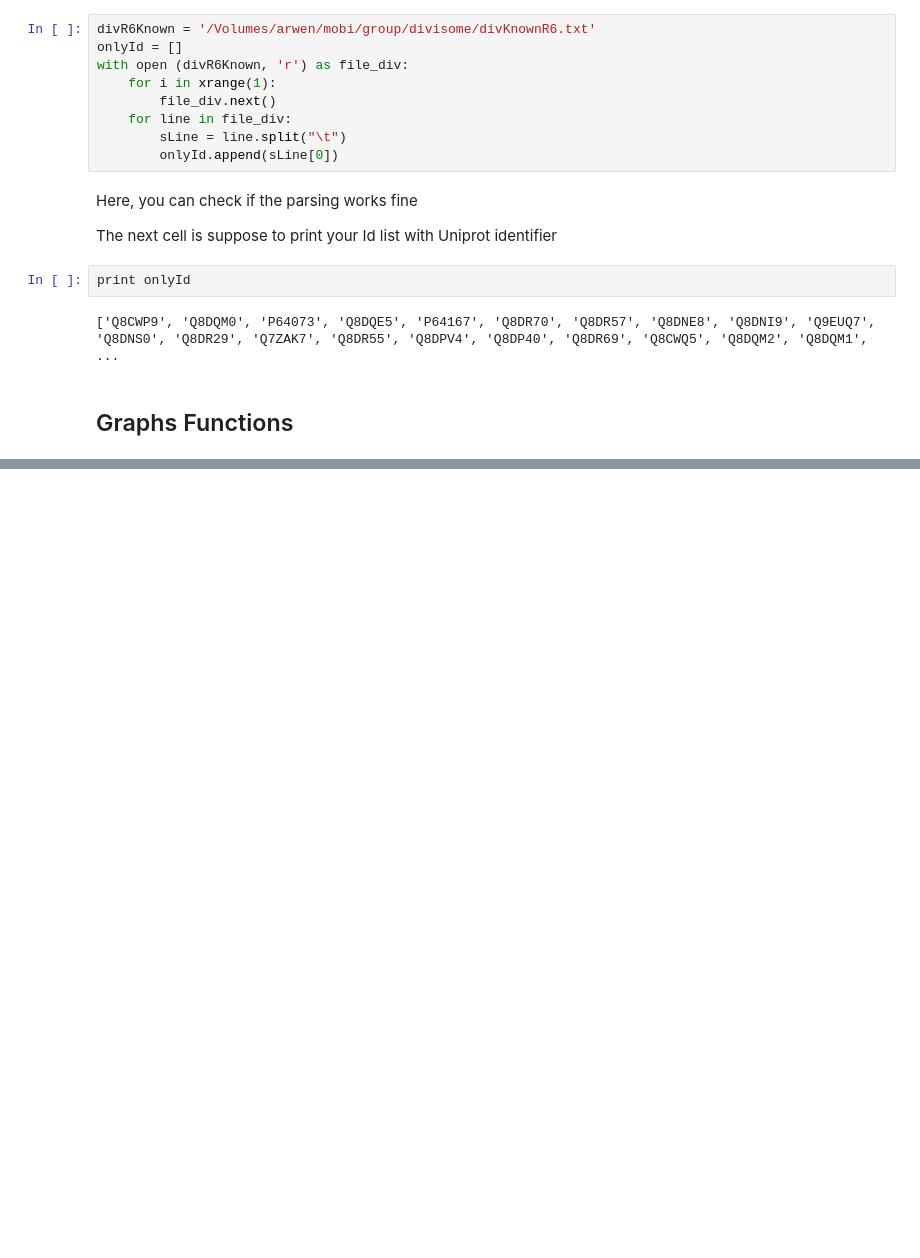
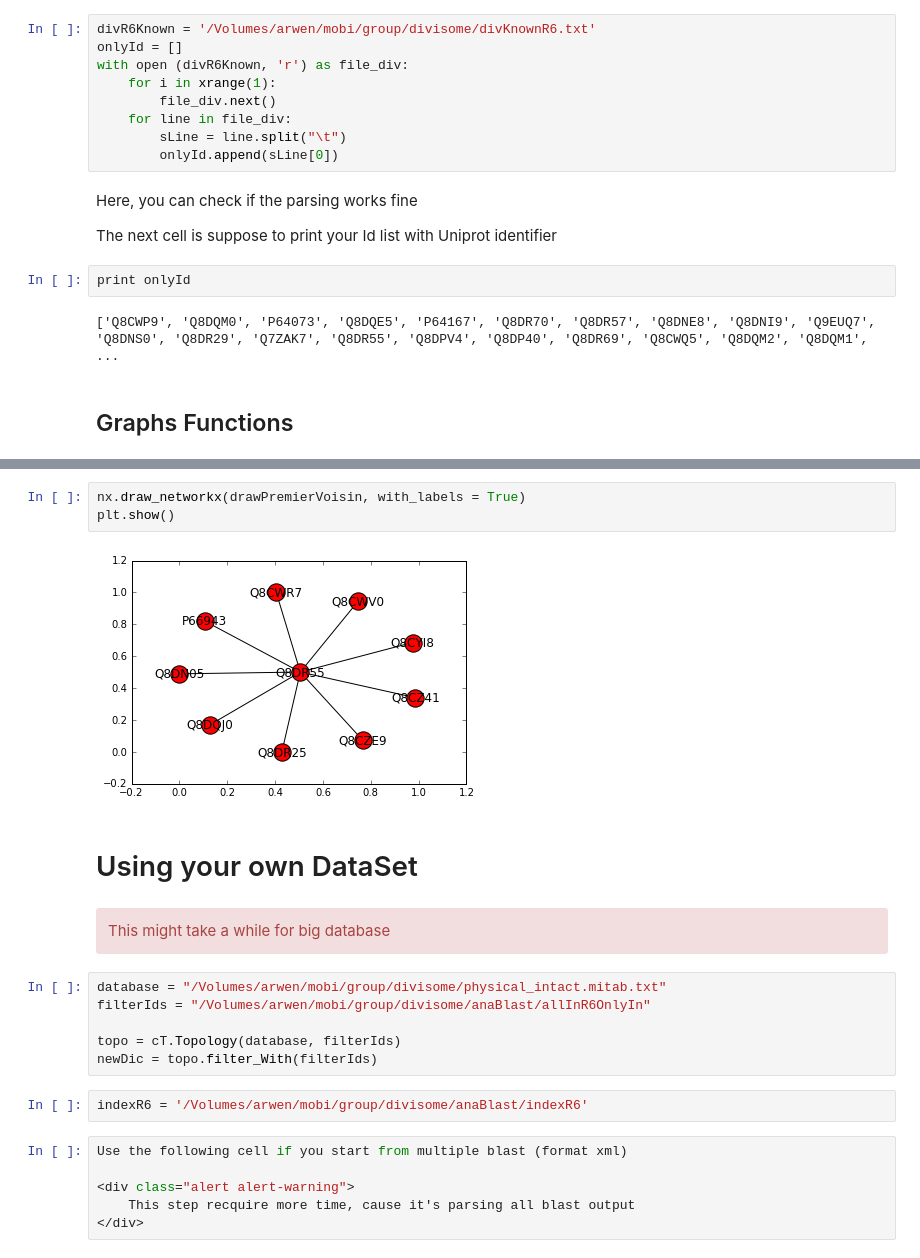
Before and after one commit to glaunay/omegaLoMo, a Jupyter notebook: Run_Analysis.ipynb, the cells around one changed output, grey strips where cells are left out. Drawn from its saved outputs; the diff is of its cells as text; blank space fills up the shorter version.

```diff
--- a/Run_Analysis.ipynb
+++ b/Run_Analysis.ipynb
@@ -257,0 +129,25 @@ plt.show(G)
+# %%
+nx.draw_networkx(drawPremierVoisin, with_labels = True)
+plt.show()
+# %% [output]
+[figure, added]
+# %% [markdown]
+# Using your own DataSet
+# %% [markdown]
+<div class="alert alert-danger">
+This might take a while for big database
+</div>
+# %%
+database = "/Volumes/arwen/mobi/group/divisome/physical_intact.mitab.txt"
+filterIds = "/Volumes/arwen/mobi/group/divisome/anaBlast/allInR6OnlyIn"
+
+topo = cT.Topology(database, filterIds)
+newDic = topo.filter_With(filterIds)
+# %%
+indexR6 = '/Volumes/arwen/mobi/group/divisome/anaBlast/indexR6'
+# %%
+Use the following cell if you start from multiple blast (format xml)
+
+<div class="alert alert-warning">
+    This step recquire more time, cause it's parsing all blast output
+</div>
```
Also changed, not shown: parts of 25 cells of this notebook.
